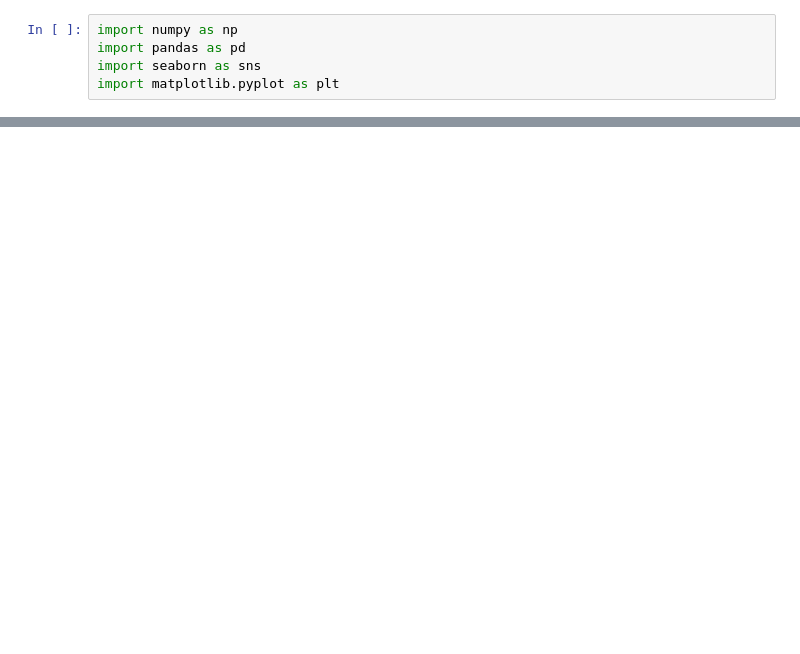
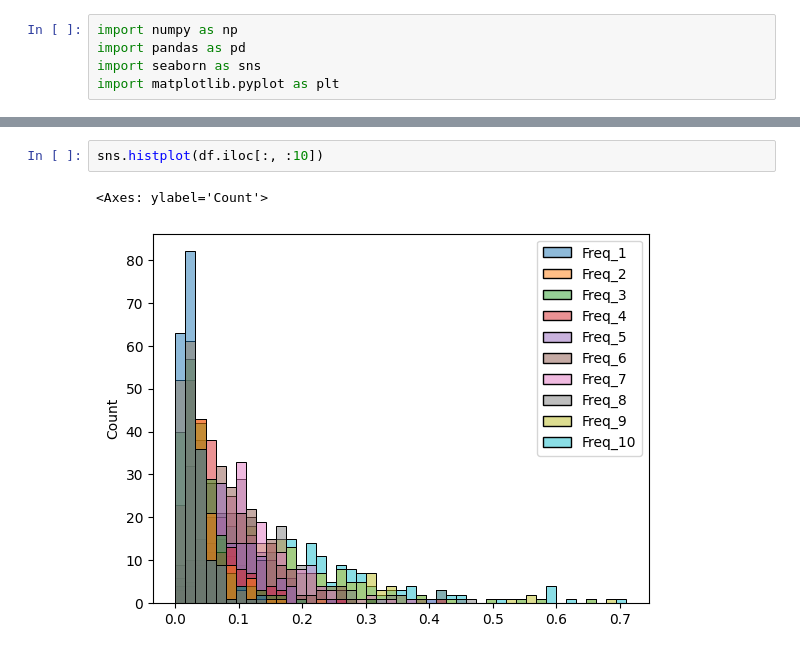
Before and after one commit to malikdevanshu/knn_classification, a Jupyter notebook: src/look.ipynb, the cells around one changed output, grey strips where cells are left out. Drawn from its saved outputs; the diff is of its cells as text; blank space fills up the shorter version.

```diff
--- a/src/look.ipynb
+++ b/src/look.ipynb
@@ -14,0 +67,5 @@ FileNotFoundError: [Errno 2] No such file or directory: 'data/sonar.all-data.csv
+# %%
+sns.histplot(df.iloc[:, :10])
+# %% [output]
+<Axes: ylabel='Count'>
+[figure, added]
```
Also changed, not shown: parts of 13 cells of this notebook, 9 other files.
